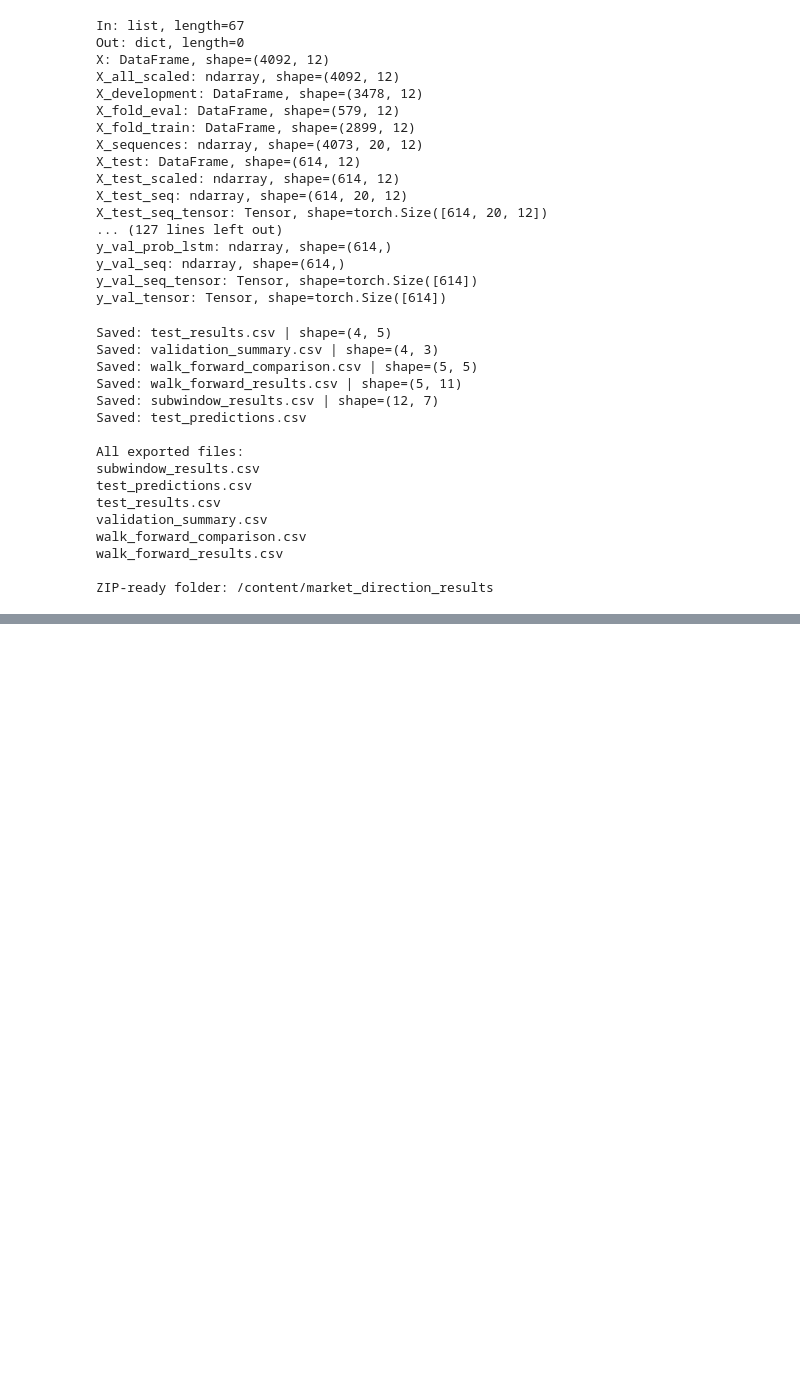
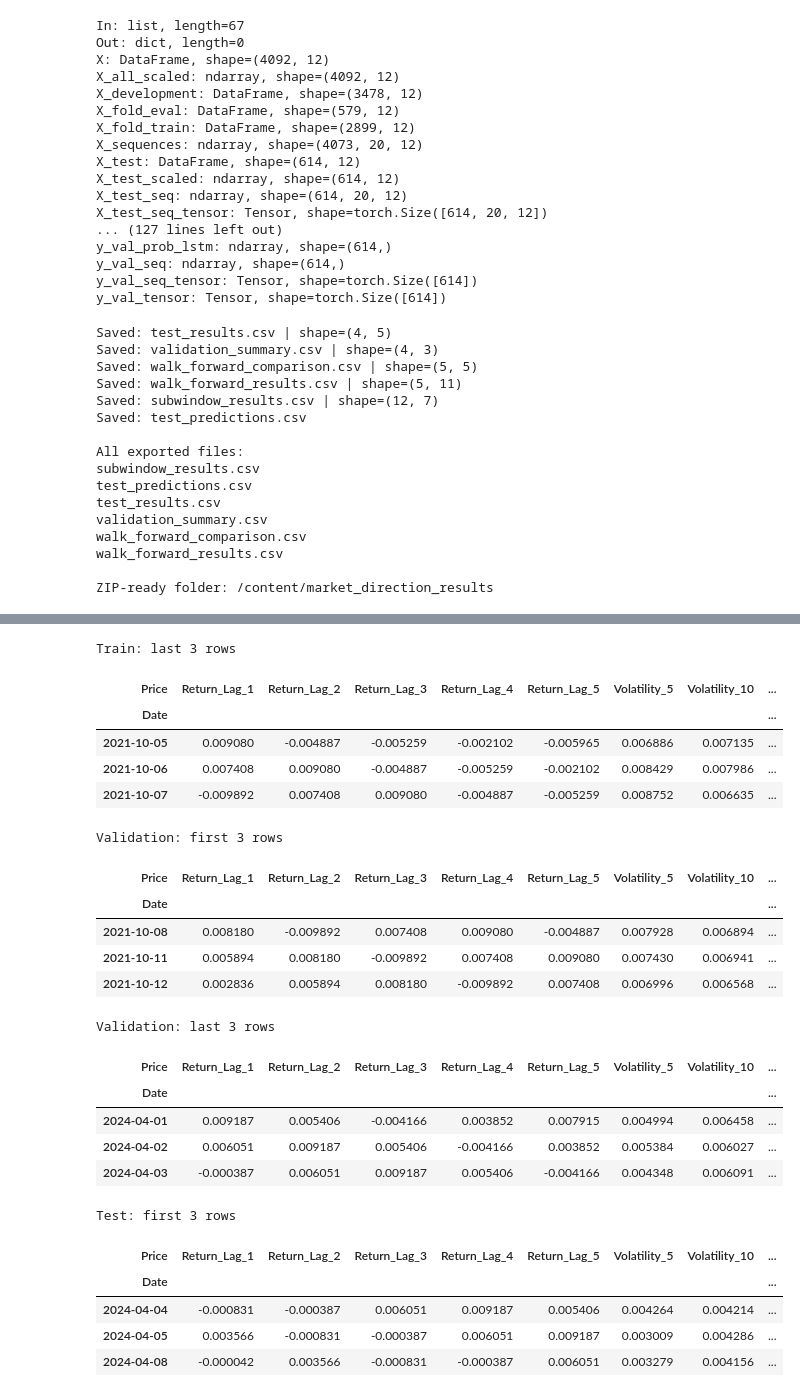
Before and after one commit to Julius-Scissor/Financial-Market-Direction-ML, a Jupyter notebook: notebooks/01_market_direction_analysis.ipynb, the cells around one changed output, grey strips where cells are left out. Saved outputs shown, nothing was run; the diff lists cells and outputs as text; code cells hidden in the pictures; blank space fills up the shorter version.

```diff
--- a/notebooks/01_market_direction_analysis.ipynb
+++ b/notebooks/01_market_direction_analysis.ipynb
@@ -4291,0 +5421,40 @@ ZIP created successfully: /content/market_direction_results.zip
+# %%
+
+from IPython.display import display as show_table
+
+print("Train: last 3 rows")
+show_table(train_df.tail(3))
+
+print("\nValidation: first 3 rows")
+show_table(val_df.head(3))
+
+print("\nValidation: last 3 rows")
+show_table(val_df.tail(3))
+
+print("\nTest: first 3 rows")
+show_table(test_df.head(3))
+# %% [output]
+Train: last 3 rows
+| Price | Return_Lag_1 | Return_Lag_2 | Return_Lag_3 | Return_Lag_4 | Return_Lag_5 | Volatility_5 | Volatility_10 | ... |
+| Date |  |  |  |  |  |  |  | ... |
+| 2021-10-05 | 0.009080 | -0.004887 | -0.005259 | -0.002102 | -0.005965 | 0.006886 | 0.007135 | ... |
+| 2021-10-06 | 0.007408 | 0.009080 | -0.004887 | -0.005259 | -0.002102 | 0.008429 | 0.007986 | ... |
+| 2021-10-07 | -0.009892 | 0.007408 | 0.009080 | -0.004887 | -0.005259 | 0.008752 | 0.006635 | ... |
+Validation: first 3 rows
+| Price | Return_Lag_1 | Return_Lag_2 | Return_Lag_3 | Return_Lag_4 | Return_Lag_5 | Volatility_5 | Volatility_10 | ... |
+| Date |  |  |  |  |  |  |  | ... |
+| 2021-10-08 | 0.008180 | -0.009892 | 0.007408 | 0.009080 | -0.004887 | 0.007928 | 0.006894 | ... |
+| 2021-10-11 | 0.005894 | 0.008180 | -0.009892 | 0.007408 | 0.009080 | 0.007430 | 0.006941 | ... |
+| 2021-10-12 | 0.002836 | 0.005894 | 0.008180 | -0.009892 | 0.007408 | 0.006996 | 0.006568 | ... |
+Validation: last 3 rows
+| Price | Return_Lag_1 | Return_Lag_2 | Return_Lag_3 | Return_Lag_4 | Return_Lag_5 | Volatility_5 | Volatility_10 | ... |
+| Date |  |  |  |  |  |  |  | ... |
+| 2024-04-01 | 0.009187 | 0.005406 | -0.004166 | 0.003852 | 0.007915 | 0.004994 | 0.006458 | ... |
+| 2024-04-02 | 0.006051 | 0.009187 | 0.005406 | -0.004166 | 0.003852 | 0.005384 | 0.006027 | ... |
+| 2024-04-03 | -0.000387 | 0.006051 | 0.009187 | 0.005406 | -0.004166 | 0.004348 | 0.006091 | ... |
+Test: first 3 rows
+| Price | Return_Lag_1 | Return_Lag_2 | Return_Lag_3 | Return_Lag_4 | Return_Lag_5 | Volatility_5 | Volatility_10 | ... |
+| Date |  |  |  |  |  |  |  | ... |
+| 2024-04-04 | -0.000831 | -0.000387 | 0.006051 | 0.009187 | 0.005406 | 0.004264 | 0.004214 | ... |
+| 2024-04-05 | 0.003566 | -0.000831 | -0.000387 | 0.006051 | 0.009187 | 0.003009 | 0.004286 | ... |
+| 2024-04-08 | -0.000042 | 0.003566 | -0.000831 | -0.000387 | 0.006051 | 0.003279 | 0.004156 | ... |
```
Also changed, not shown: parts of 52 cells of this notebook.
